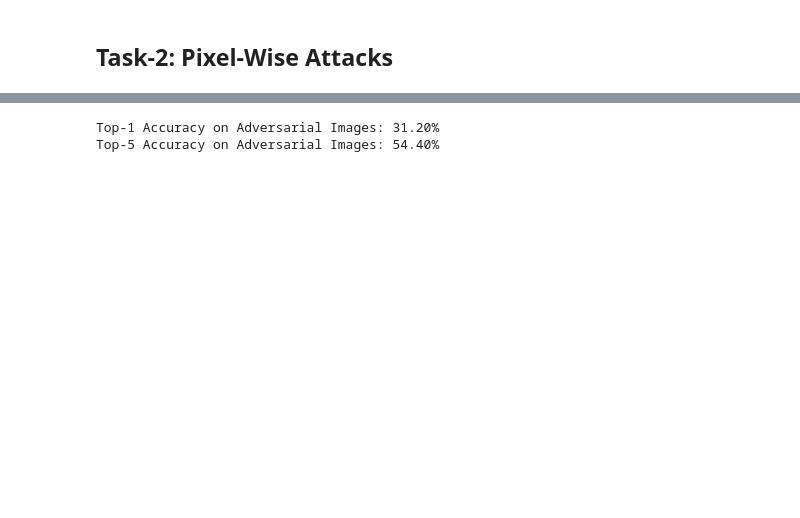
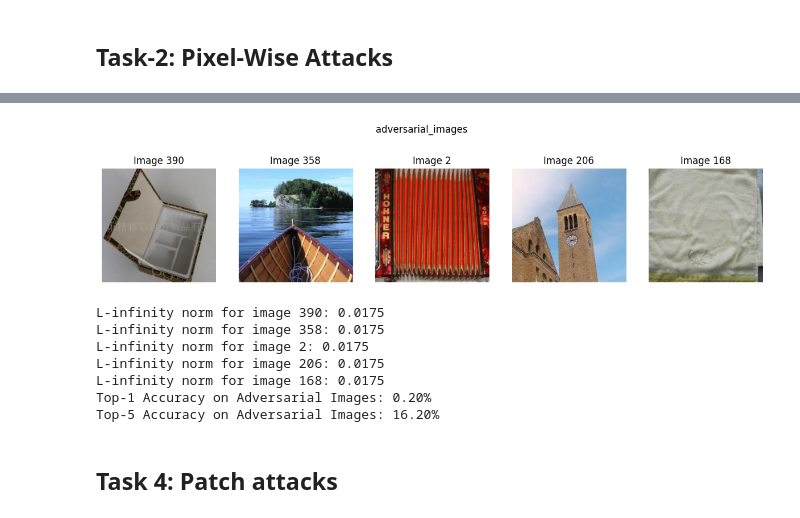
Before and after one commit to HarshaMupparaju/jail-breaking-deep-models, a Jupyter notebook: notebook.ipynb, the cells around one changed output, grey strips where cells are left out. Saved outputs shown, nothing was run; the diff lists cells and outputs as text; code cells hidden in the pictures; blank space fills up the shorter version.

```diff
--- a/notebook.ipynb
+++ b/notebook.ipynb
@@ -450,13 +274,33 @@ RuntimeError: Expected all tensors to be on the same device, but found at least
-# %%
-adversarial_image_dataset = ImageFolderWithPaths(root=pgd_image_path, transform=plain_transforms)
-update_labels(adversarial_image_dataset)
-adversarial_dataloader = DataLoader(adversarial_image_dataset, batch_size=32, shuffle=False, num_workers=0)
-
-# Evaluate the model on adversarial images
-
-top1_accuracy_pgd, top5_accuracy_pgd = eval_model(pretrained_model, adversarial_dataloader, device)
-print(f"Top-1 Accuracy on Adversarial Images: {top1_accuracy_pgd * 100:.2f}%")
-print(f"Top-5 Accuracy on Adversarial Images: {top5_accuracy_pgd * 100:.2f}%")
-# %% [output]
-Top-1 Accuracy on Adversarial Images: 31.20%
-Top-5 Accuracy on Adversarial Images: 54.40%
+# %%
+
+# Implement Multiple Gradient step FGSM (Iterative FGSM)
+epsilon = 0.02
+
+ifgsm_image_path = root_path / "AdversarialTestSet2"
+ifgsm_image_path.mkdir(parents=True, exist_ok=True)
+
+save_adversarial_images(pretrained_model, dataloader, epsilon, ifgsm_image_path, iterations=10)
+
+ifgsm_images_filepath = sorted_images(ifgsm_image_path, ".PNG")
+
+# Visualize adversarial images
+visualize_images(ifgsm_images_filepath, 'adversarial_images', random_indices)
+
+# Check L-infinity norm for random images
+check_l_inf_norm(dataset_images_filepath, ifgsm_images_filepath, random_indices)
+
+# Get top-1 and top-5 accuracy for iterative FGSM
+top1_accuracy_ifgsm, top5_accuracy_ifgsm = get_top1_top5_accuracy(pretrained_model, ifgsm_image_path, plain_transforms, device)
+print(f"Top-1 Accuracy on Adversarial Images: {top1_accuracy_ifgsm * 100:.2f}%")
+print(f"Top-5 Accuracy on Adversarial Images: {top5_accuracy_ifgsm * 100:.2f}%")
+# %% [output]
+[figure, added]
+L-infinity norm for image 390: 0.0175
+L-infinity norm for image 358: 0.0175
+L-infinity norm for image 2: 0.0175
+L-infinity norm for image 206: 0.0175
+L-infinity norm for image 168: 0.0175
+Top-1 Accuracy on Adversarial Images: 0.20%
+Top-5 Accuracy on Adversarial Images: 16.20%
+# %% [markdown]
+## Task 4: Patch attacks
```
Also changed, not shown: parts of 16 cells of this notebook.
